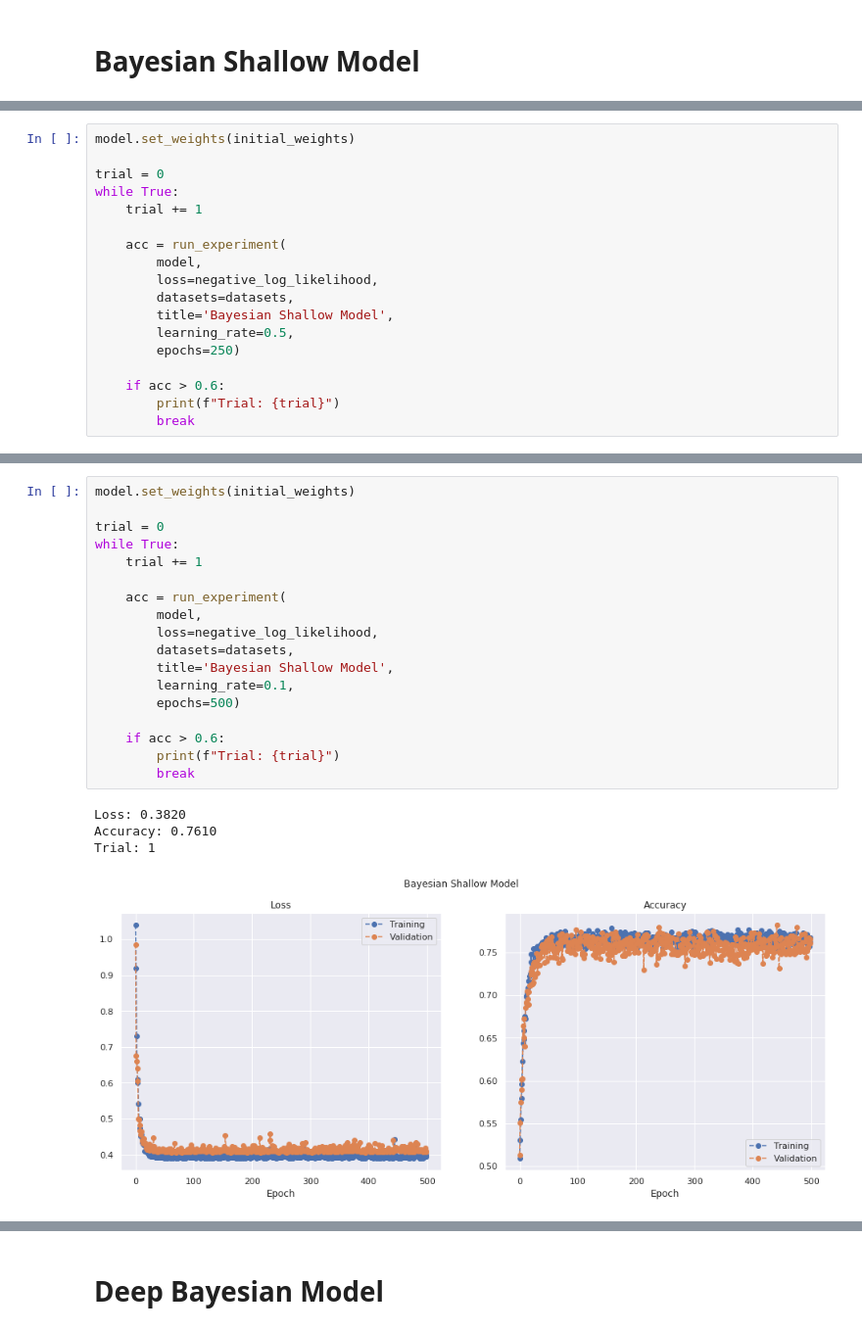
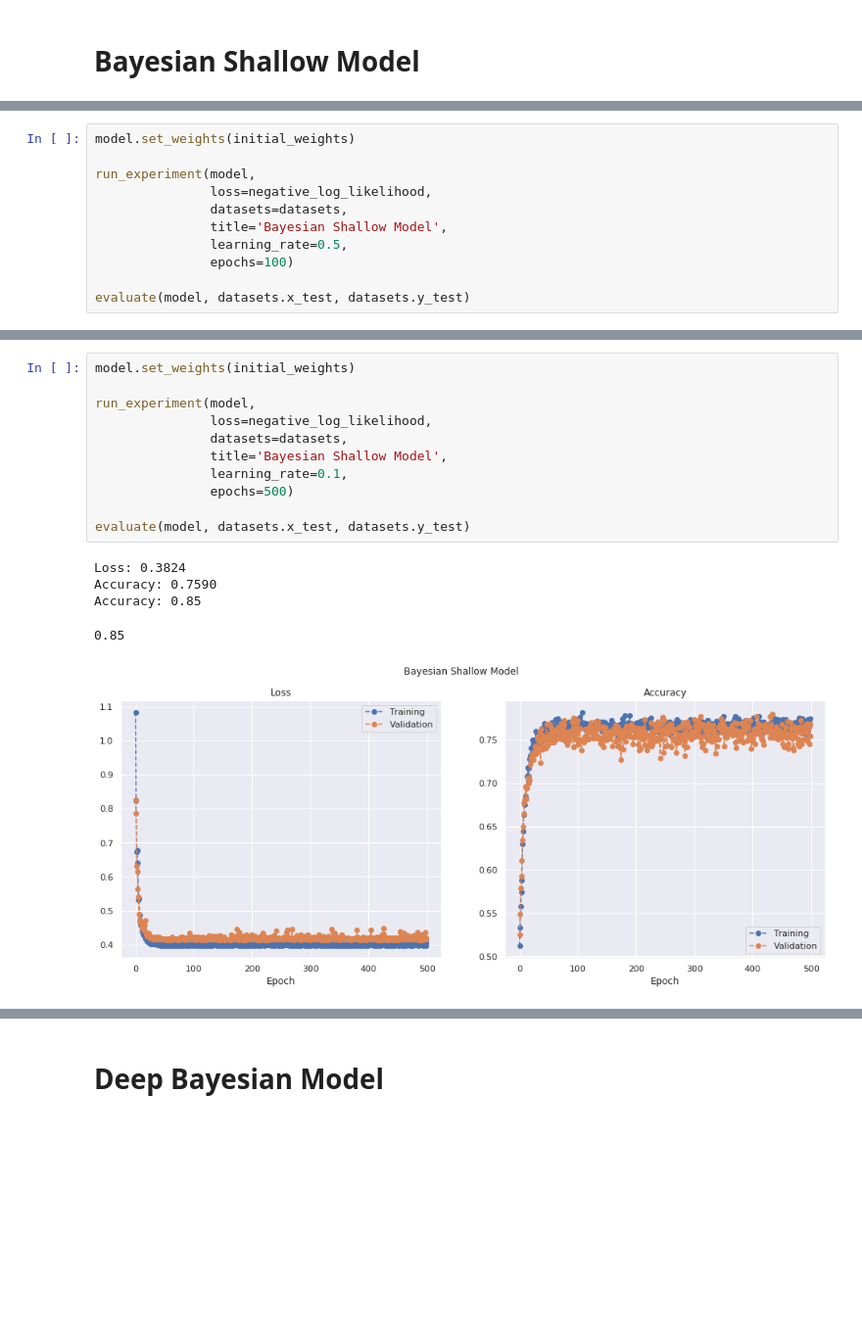
Before and after one commit to slowmoyang/BayesianDeepLearning, a Jupyter notebook: notebooks/toy-data.ipynb, the cells around one changed output, grey strips where cells are left out. Shown at 98% size. Drawn from its saved outputs; the diff is of its cells as text; blank space fills up the shorter version.

```diff
--- a/notebooks/toy-data.ipynb
+++ b/notebooks/toy-data.ipynb
@@ -356,19 +363,12 @@ _________________________________________________________________
 # %%
 model.set_weights(initial_weights)
 
-trial = 0
-while True:
-    trial += 1
+run_experiment(model,
+               loss=negative_log_likelihood,
+               datasets=datasets,
+               title='Bayesian Shallow Model',
+               learning_rate=0.5,
+               epochs=100)
 
-    acc = run_experiment(
-        model,
-        loss=negative_log_likelihood,
-        datasets=datasets,
-        title='Bayesian Shallow Model',
-        learning_rate=0.5,
-        epochs=250)
-
-    if acc > 0.6:
-        print(f"Trial: {trial}")
-        break
+evaluate(model, datasets.x_test, datasets.y_test)
 # %% [output]
@@ -379,26 +380,20 @@ Trial: 1
 # %%
 model.set_weights(initial_weights)
 
-trial = 0
-while True:
-    trial += 1
+run_experiment(model,
+               loss=negative_log_likelihood,
+               datasets=datasets,
+               title='Bayesian Shallow Model',
+               learning_rate=0.1,
+               epochs=500)
 
-    acc = run_experiment(
-        model,
-        loss=negative_log_likelihood,
-        datasets=datasets,
-        title='Bayesian Shallow Model',
-        learning_rate=0.1,
-        epochs=500)
-
-    if acc > 0.6:
-        print(f"Trial: {trial}")
-        break
+evaluate(model, datasets.x_test, datasets.y_test)
 # %% [output]
-Loss: 0.3820
-Accuracy: 0.7610
-Trial: 1
+Loss: 0.3824
+Accuracy: 0.7590
+Accuracy: 0.85
+0.85
-[figure, old version]
+[figure, new version]
 # %%
 model.set_weights(initial_weights)
 
```
Also changed, not shown: parts of 22 cells of this notebook.
